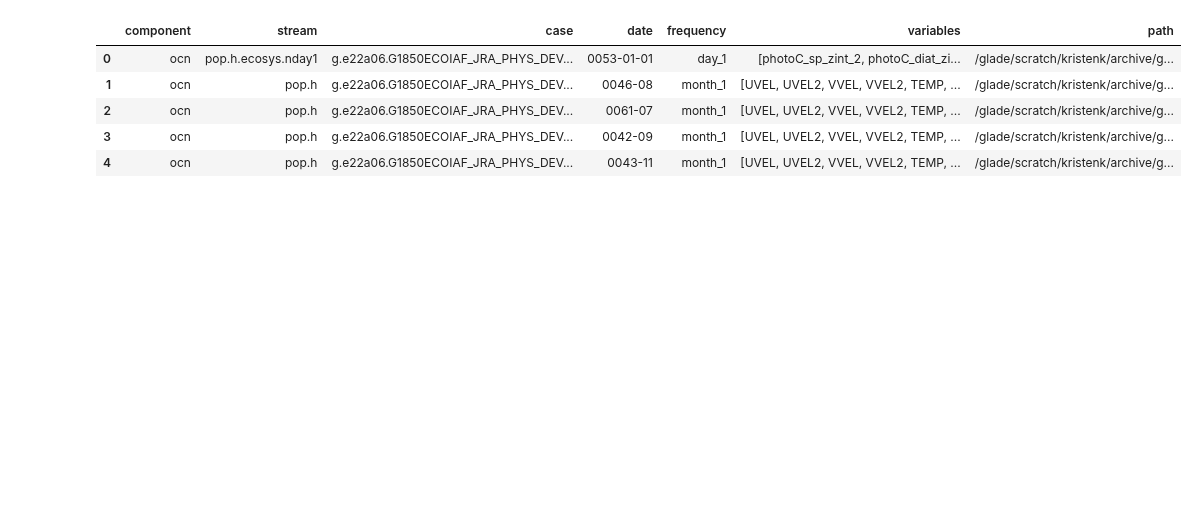
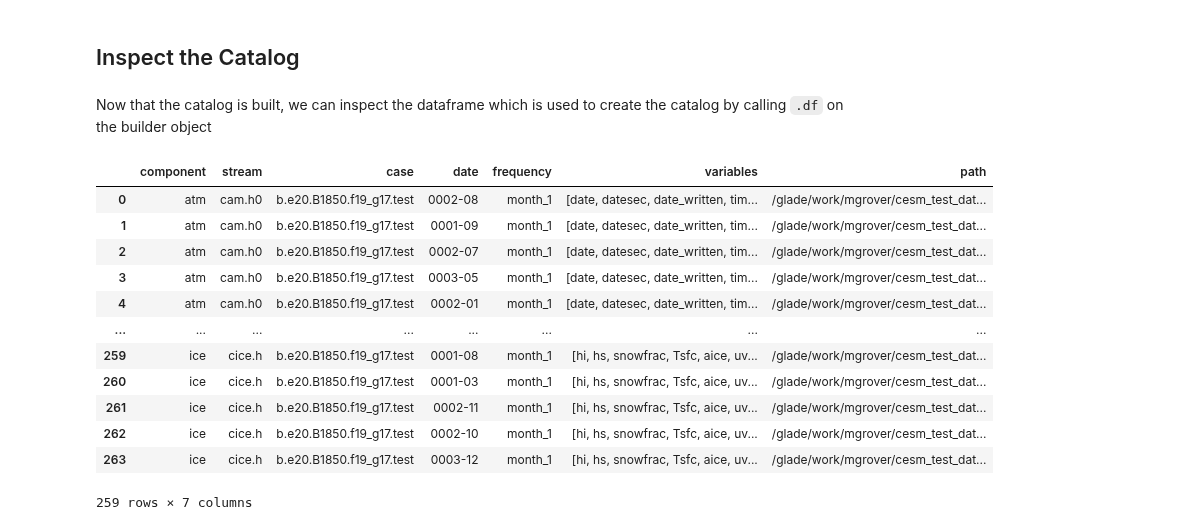
Before and after one commit to ncar-xdev/ecgtools, a Jupyter notebook: docs/source/notebooks/cesm-history-files.ipynb, the cells around one changed output. Drawn from its saved outputs; the diff is of its cells as text; code cells hidden in the pictures; blank space fills up the shorter version.

Commit message:
Update CESM History File Example, Fix stream issue (#33)

```diff
--- a/docs/source/notebooks/cesm-history-files.ipynb
+++ b/docs/source/notebooks/cesm-history-files.ipynb
@@ -19,0 +88,13 @@ b = Builder(
+# %%
+b = Builder(
+    # Directory with the output
+    "/glade/work/mgrover/cesm_test_data/b.e20.B1850.f19_g17.test/",
+    # Depth of 1 since we are sending it to the case output directory
+    depth=1,
+    # Use the parse_cesm_history parsing function
+    parsing_func=parse_cesm_history,
+    # Exclude the timeseries and restart directories
+    exclude_patterns=["*/tseries/*", "*/rest/*"],
+    # Number of jobs to execute - should be equal to # threads you are using
+    njobs=5,
+)
@@ -40,9 +122,20 @@ b = b.build()
+# %% [markdown]
+## Inspect the Catalog
+# %% [markdown]
+Now that the catalog is built, we can inspect the dataframe which is used to create the catalog by calling `.df` on the builder object
 # %%
-b.df.head()
+b.df
 # %% [output]
 |  | component | stream | case | date | frequency | variables | path |
-| 0 | ocn | pop.h.ecosys.nday1 | g.e22a06.G1850ECOIAF_JRA_PHYS_DEV... | 0053-01-01 | day_1 | [photoC_sp_zint_2, photoC_diat_zi... | /glade/scratch/kristenk/archive/g... |
-| 1 | ocn | pop.h | g.e22a06.G1850ECOIAF_JRA_PHYS_DEV... | 0046-08 | month_1 | [UVEL, UVEL2, VVEL, VVEL2, TEMP, ... | /glade/scratch/kristenk/archive/g... |
-| 2 | ocn | pop.h | g.e22a06.G1850ECOIAF_JRA_PHYS_DEV... | 0061-07 | month_1 | [UVEL, UVEL2, VVEL, VVEL2, TEMP, ... | /glade/scratch/kristenk/archive/g... |
-| 3 | ocn | pop.h | g.e22a06.G1850ECOIAF_JRA_PHYS_DEV... | 0042-09 | month_1 | [UVEL, UVEL2, VVEL, VVEL2, TEMP, ... | /glade/scratch/kristenk/archive/g... |
-| 4 | ocn | pop.h | g.e22a06.G1850ECOIAF_JRA_PHYS_DEV... | 0043-11 | month_1 | [UVEL, UVEL2, VVEL, VVEL2, TEMP, ... | /glade/scratch/kristenk/archive/g... |
+| 0 | atm | cam.h0 | b.e20.B1850.f19_g17.test | 0002-08 | month_1 | [date, datesec, date_written, tim... | /glade/work/mgrover/cesm_test_dat... |
+| 1 | atm | cam.h0 | b.e20.B1850.f19_g17.test | 0001-09 | month_1 | [date, datesec, date_written, tim... | /glade/work/mgrover/cesm_test_dat... |
+| 2 | atm | cam.h0 | b.e20.B1850.f19_g17.test | 0002-07 | month_1 | [date, datesec, date_written, tim... | /glade/work/mgrover/cesm_test_dat... |
+| 3 | atm | cam.h0 | b.e20.B1850.f19_g17.test | 0003-05 | month_1 | [date, datesec, date_written, tim... | /glade/work/mgrover/cesm_test_dat... |
+| 4 | atm | cam.h0 | b.e20.B1850.f19_g17.test | 0002-01 | month_1 | [date, datesec, date_written, tim... | /glade/work/mgrover/cesm_test_dat... |
+| ... | ... | ... | ... | ... | ... | ... | ... |
+| 259 | ice | cice.h | b.e20.B1850.f19_g17.test | 0001-08 | month_1 | [hi, hs, snowfrac, Tsfc, aice, uv... | /glade/work/mgrover/cesm_test_dat... |
+| 260 | ice | cice.h | b.e20.B1850.f19_g17.test | 0001-03 | month_1 | [hi, hs, snowfrac, Tsfc, aice, uv... | /glade/work/mgrover/cesm_test_dat... |
+| 261 | ice | cice.h | b.e20.B1850.f19_g17.test | 0002-11 | month_1 | [hi, hs, snowfrac, Tsfc, aice, uv... | /glade/work/mgrover/cesm_test_dat... |
+| 262 | ice | cice.h | b.e20.B1850.f19_g17.test | 0002-10 | month_1 | [hi, hs, snowfrac, Tsfc, aice, uv... | /glade/work/mgrover/cesm_test_dat... |
+| 263 | ice | cice.h | b.e20.B1850.f19_g17.test | 0003-12 | month_1 | [hi, hs, snowfrac, Tsfc, aice, uv... | /glade/work/mgrover/cesm_test_dat... |
+259 rows × 7 columns
```
Also changed, not shown: parts of 41 cells of this notebook, 1 other file.
